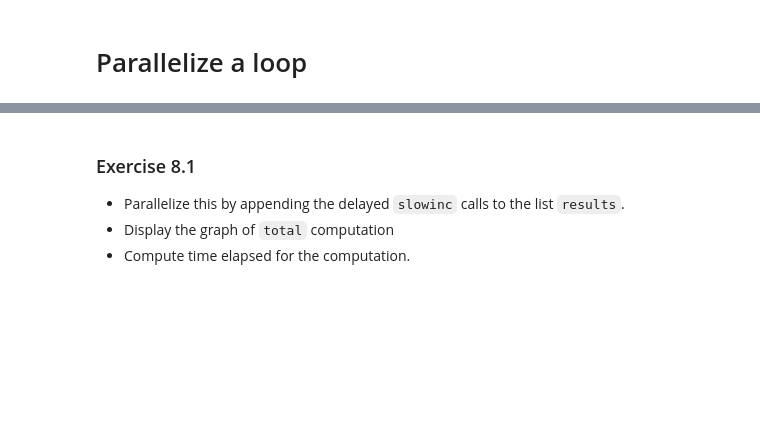
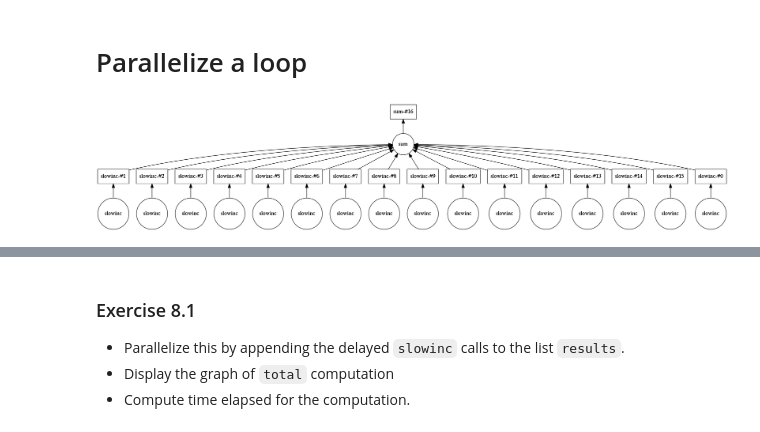
Before and after one commit to justStarNew/big-data, a Jupyter notebook: notebooks/08.DaskDelayed.ipynb, the cells around one changed output, grey strips where cells are left out. Drawn from its saved outputs; the diff is of its cells as text; code cells hidden in the pictures; blank space fills up the shorter version.

```diff
--- a/notebooks/08.DaskDelayed.ipynb
+++ b/notebooks/08.DaskDelayed.ipynb
@@ -56,9 +63,14 @@ data = [1, 2, 3, 4, 5, 6, 7, 8]
+# %%
+data = list(range(16))
 # %%
-%%time
+from dask import delayed
 
 results = []
 for x in data:
-    y = slowinc(x)
+    y = delayed(slowinc)(x)
     results.append(y)
 
-total = sum(results)
+total = delayed(sum)(results)
+total.visualize()
+# %% [output]
+[figure, added]
```
Also changed, not shown: parts of 10 cells of this notebook, 2 other files.
